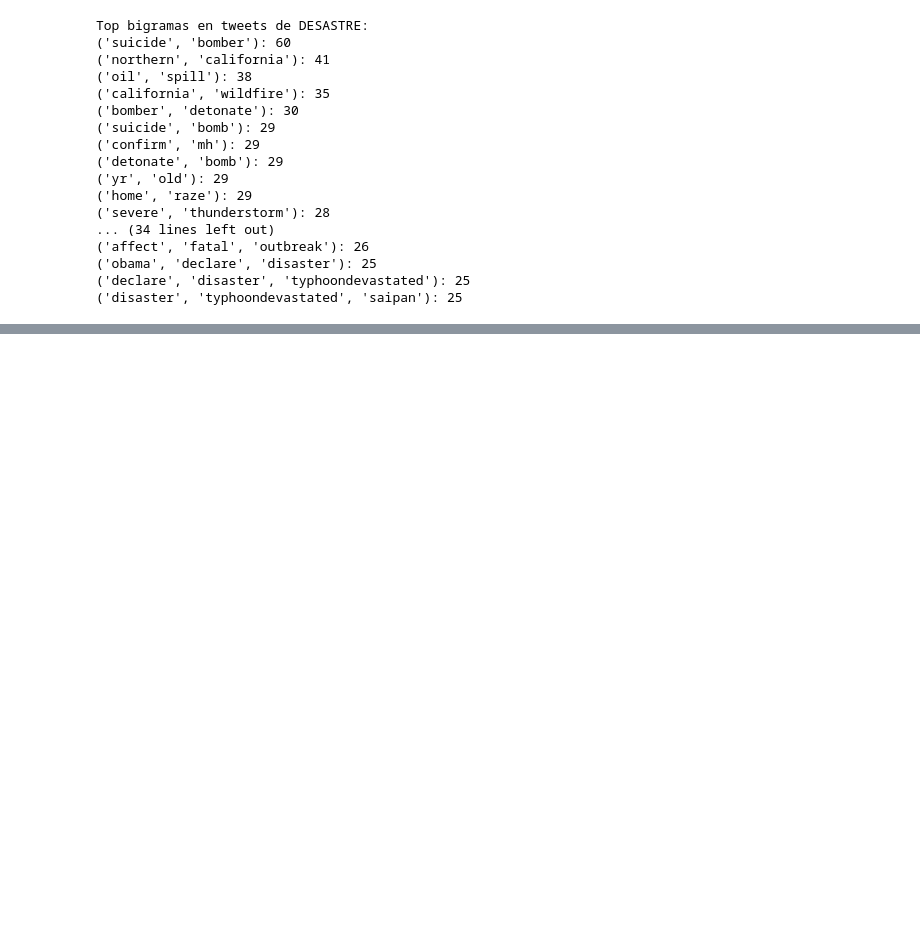
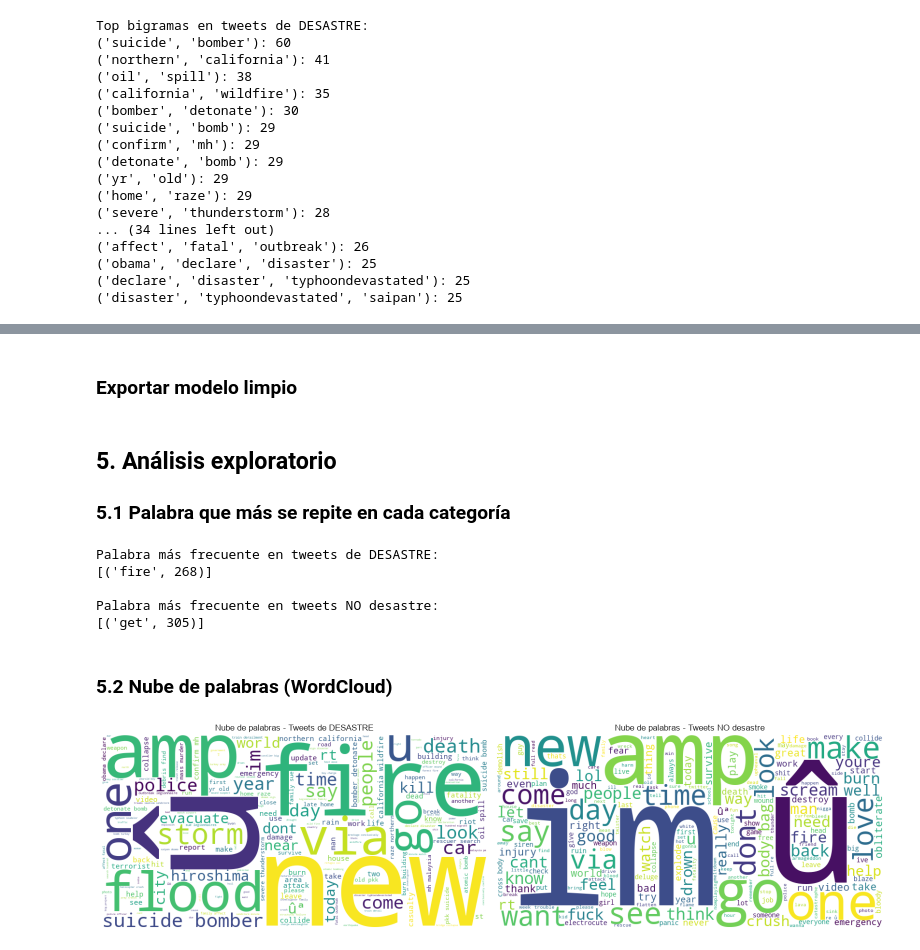
Before and after one commit to belennmm/DataS_Lab5_Tweets, a Jupyter notebook: Lab5_Teewts.ipynb, the cells around one changed output, grey strips where cells are left out. Cells and saved outputs as stored; diff of their text form; code cells hidden in the pictures; blank space fills up the shorter version.

Commit message:
Análisis exploratorio terminado

```diff
--- a/Lab5_Teewts.ipynb
+++ b/Lab5_Teewts.ipynb
@@ -545,3 +626,45 @@ Top bigramas en tweets de DESASTRE:
+# %% [markdown]
+### Exportar modelo limpio
 # %%
 train.to_csv("train_clean.csv", index=False)
 test.to_csv("test_clean.csv", index=False)
+# %% [markdown]
+## 5. Análisis exploratorio
+### 5.1 Palabra que más se repite en cada categoría
+# %%
+print("Palabra más frecuente en tweets de DESASTRE:")
+print(frecuencia_desastre.most_common(1))
+
+print("\nPalabra más frecuente en tweets NO desastre:")
+print(frecuencia_no_desastre.most_common(1))
+# %% [output]
+Palabra más frecuente en tweets de DESASTRE:
+[('fire', 268)]
+
+Palabra más frecuente en tweets NO desastre:
+[('get', 305)]
+# %% [markdown]
+### 5.2 Nube de palabras (WordCloud)
+# %%
+from wordcloud import WordCloud
+import matplotlib.pyplot as plt
+
+texto_desastre = ' '.join(train[train['target']==1]['text_clean'])
+texto_no_desastre = ' '.join(train[train['target']==0]['text_clean'])
+
+wc_desastre = WordCloud(width=800, height=400, background_color='white').generate(texto_desastre)
+wc_no_desastre = WordCloud(width=800, height=400, background_color='white').generate(texto_no_desastre)
+
+fig, axes = plt.subplots(1, 2, figsize=(16, 6))
+axes[0].imshow(wc_desastre, interpolation='bilinear')
+axes[0].set_title('Nube de palabras - Tweets de DESASTRE')
+axes[0].axis('off')
+
+axes[1].imshow(wc_no_desastre, interpolation='bilinear')
+axes[1].set_title('Nube de palabras - Tweets NO desastre')
+axes[1].axis('off')
+
+plt.tight_layout()
+plt.show()
+# %% [output]
+[figure, added]
```
Also changed, not shown: parts of 42 cells of this notebook.
